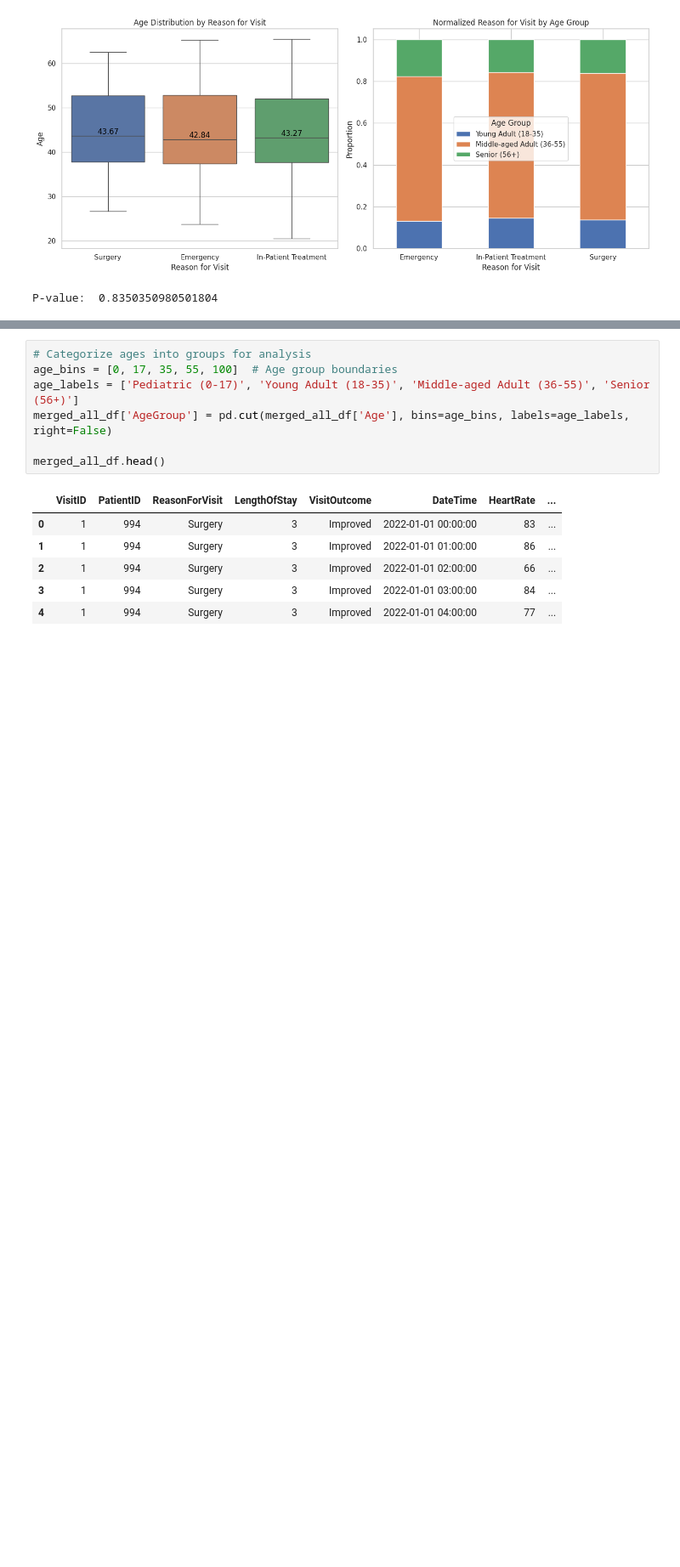
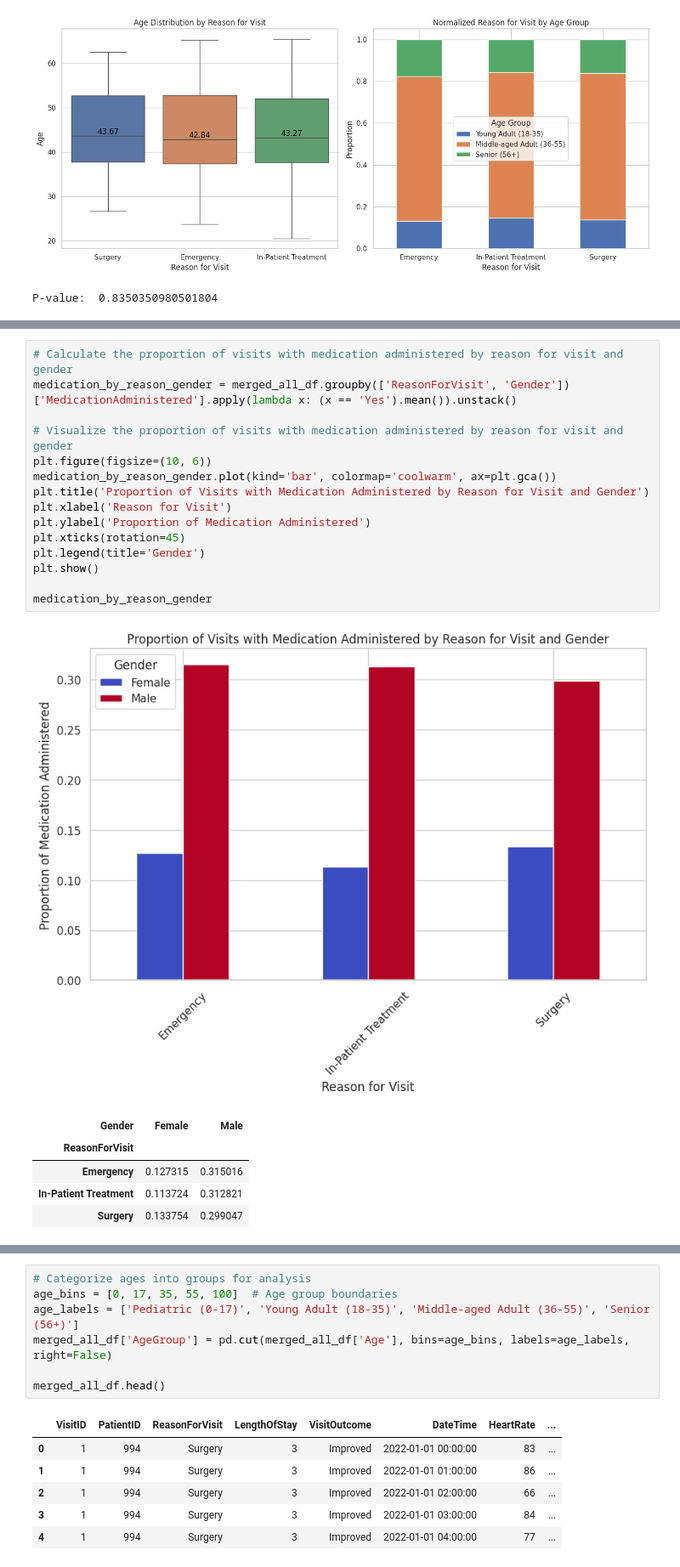
Before and after one commit to kyook17/BADM576, a Jupyter notebook: Test_1_Practice_Assignment_Kiwook_Song.ipynb, the cells around one changed output, grey strips where cells are left out. Shown at 85% size. Drawn from its saved outputs; the diff is of its cells as text; blank space fills up the shorter version.

```diff
--- a/Test_1_Practice_Assignment_Kiwook_Song.ipynb
+++ b/Test_1_Practice_Assignment_Kiwook_Song.ipynb
@@ -478 +491,23 @@ plt.show()
+# %%
+# Calculate the proportion of visits with medication administered by reason for visit and gender
+medication_by_reason_gender = merged_all_df.groupby(['ReasonForVisit', 'Gender'])['MedicationAdministered'].apply(lambda x: (x == 'Yes').mean()).unstack()
+
+# Visualize the proportion of visits with medication administered by reason for visit and gender
+plt.figure(figsize=(10, 6))
+medication_by_reason_gender.plot(kind='bar', colormap='coolwarm', ax=plt.gca())
+plt.title('Proportion of Visits with Medication Administered by Reason for Visit and Gender')
+plt.xlabel('Reason for Visit')
+plt.ylabel('Proportion of Medication Administered')
+plt.xticks(rotation=45)
+plt.legend(title='Gender')
+plt.show()
+
+medication_by_reason_gender
+# %% [output]
+[figure, added]
+| Gender | Female | Male |
+| ReasonForVisit |  |  |
+| Emergency | 0.127315 | 0.315016 |
+| In-Patient Treatment | 0.113724 | 0.312821 |
+| Surgery | 0.133754 | 0.299047 |
 # %% [markdown]
```
Also changed, not shown: parts of 33 cells of this notebook.
